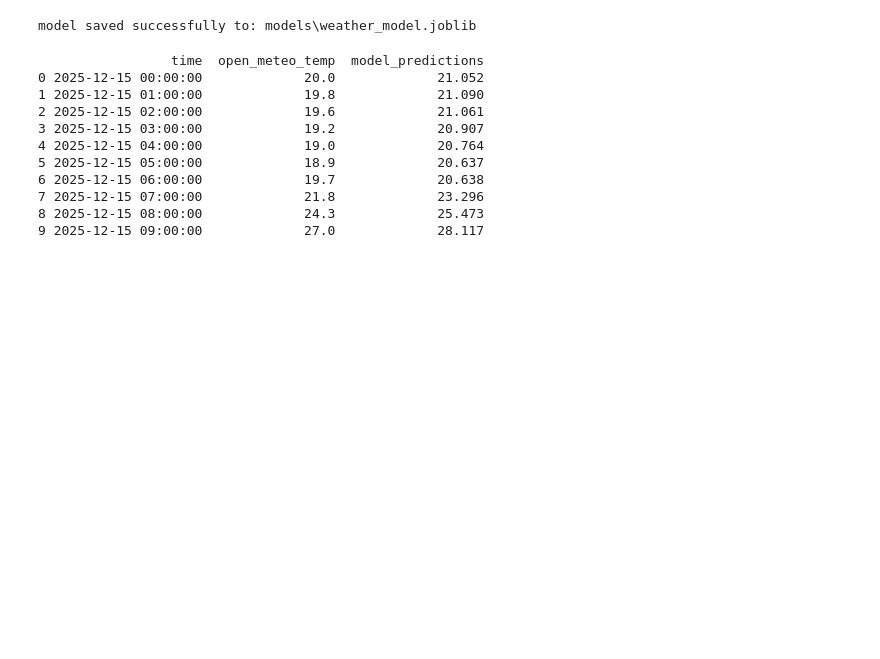
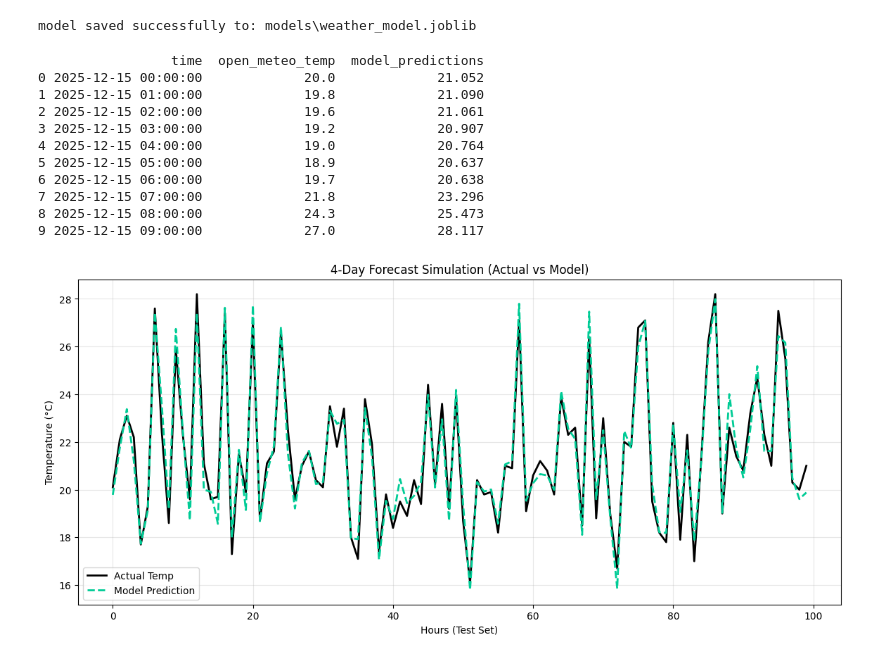
Before and after one commit to mateusmtorres23/Data-Python, a Jupyter notebook: weather-etl-ml/tests.ipynb, the cells around one changed output. Cells and saved outputs as stored; diff of their text form; code cells hidden in the pictures; blank space fills up the shorter version.

```diff
--- a/weather-etl-ml/tests.ipynb
+++ b/weather-etl-ml/tests.ipynb
@@ -235,3 +282,23 @@ print(data[view_cols].head(10))
 7 2025-12-15 07:00:00             21.8             23.296
 8 2025-12-15 08:00:00             24.3             25.473
 9 2025-12-15 09:00:00             27.0             28.117
+# %%
+comparison_df = pd.DataFrame({
+    'Actual': y_test.values,
+    'Predicted': predictions
+}).reset_index(drop=True)
+
+subset = comparison_df.head(100)
+
+plt.figure(figsize=(14, 6))
+plt.plot(subset['Actual'], label='Actual Temp', color='black', linewidth=2)
+plt.plot(subset['Predicted'], label='Model Prediction', color='#00cc96', linestyle='--', linewidth=2)
+
+plt.title("4-Day Forecast Simulation (Actual vs Model)")
+plt.ylabel("Temperature (°C)")
+plt.xlabel("Hours (Test Set)")
+plt.legend()
+plt.grid(True, alpha=0.3)
+plt.show()
+# %% [output]
+[figure, added]
```
Also changed, not shown: parts of 5 cells of this notebook, 3 other files.
